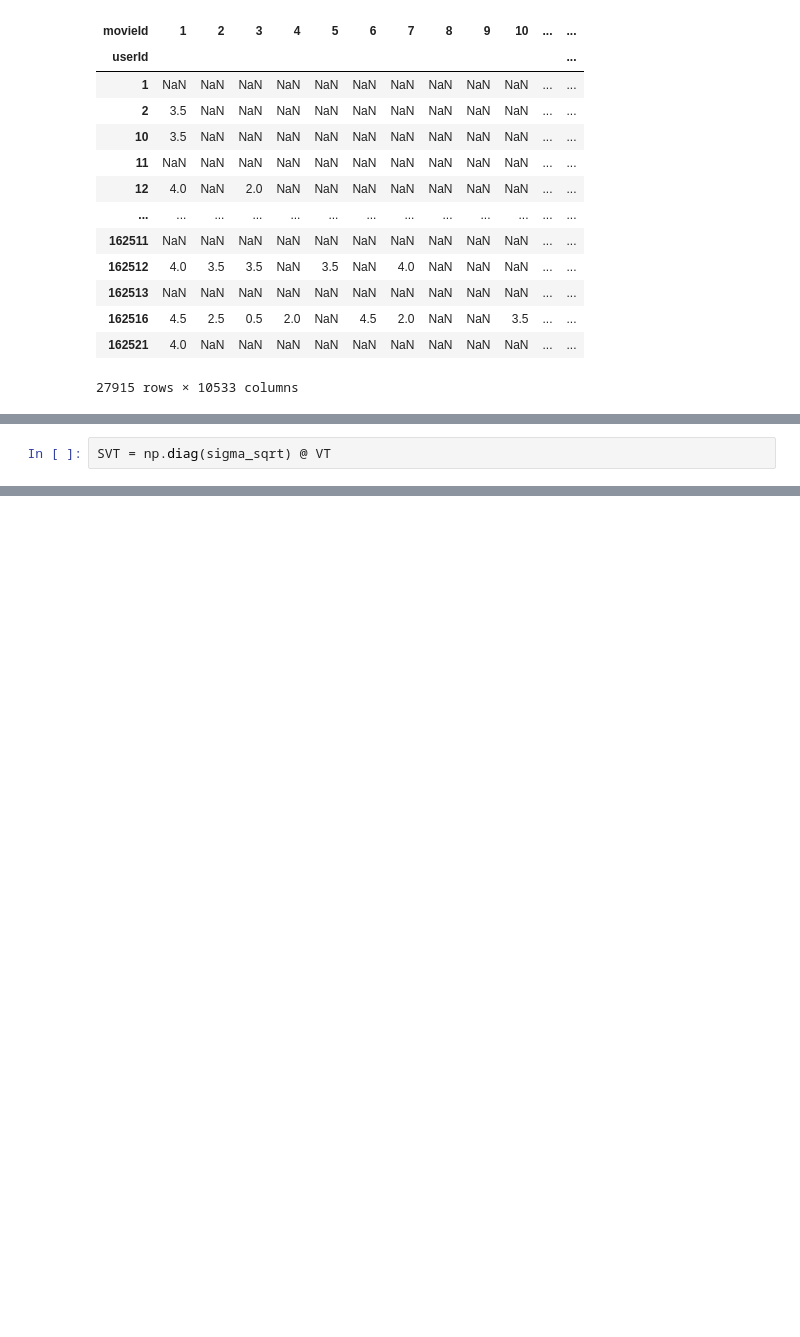
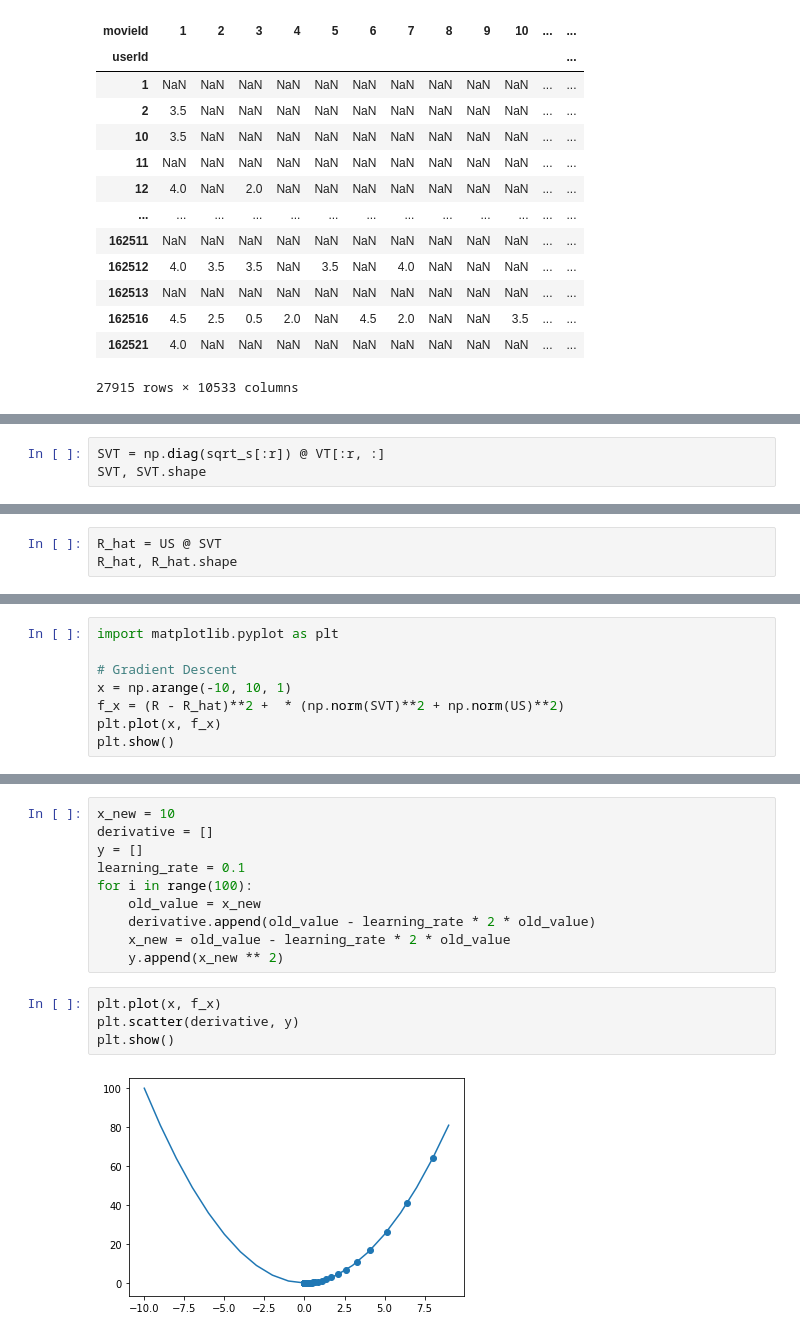
Before and after one commit to mskim94/Matrix_Factorization, a Jupyter notebook: Untitled.ipynb, the cells around one changed output, grey strips where cells are left out. Cells and saved outputs as stored; diff of their text form; blank space fills up the shorter version.

```diff
--- a/Untitled.ipynb
+++ b/Untitled.ipynb
@@ -673,2 +608,3 @@ US = U @ s_matrix
 # %%
-SVT = np.diag(sigma_sqrt) @ VT
+SVT = np.diag(sqrt_s[:r]) @ VT[:r, :]
+SVT, SVT.shape
@@ -688,0 +626,3 @@ ValueError: matmul: Input operand 1 has a mismatch in its core dimension 0, with
+# %%
+R_hat = US @ SVT
+R_hat, R_hat.shape
@@ -688,0 +666,8 @@ ValueError: matmul: Input operand 1 has a mismatch in its core dimension 0, with
+# %%
+import matplotlib.pyplot as plt
+
+# Gradient Descent
+x = np.arange(-10, 10, 1)
+f_x = (R - R_hat)**2 +  * (np.norm(SVT)**2 + np.norm(US)**2)
+plt.plot(x, f_x)
+plt.show()
@@ -688,0 +676,16 @@ ValueError: matmul: Input operand 1 has a mismatch in its core dimension 0, with
+# %%
+x_new = 10
+derivative = []
+y = []
+learning_rate = 0.1
+for i in range(100):
+    old_value = x_new
+    derivative.append(old_value - learning_rate * 2 * old_value)
+    x_new = old_value - learning_rate * 2 * old_value
+    y.append(x_new ** 2)
+# %%
+plt.plot(x, f_x)
+plt.scatter(derivative, y)
+plt.show()
+# %% [output]
+[figure, added]
```
Also changed, not shown: parts of 23 cells of this notebook.
